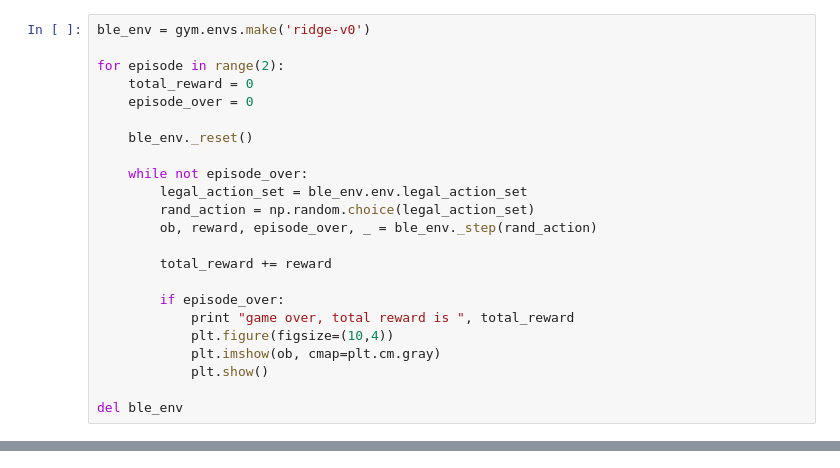
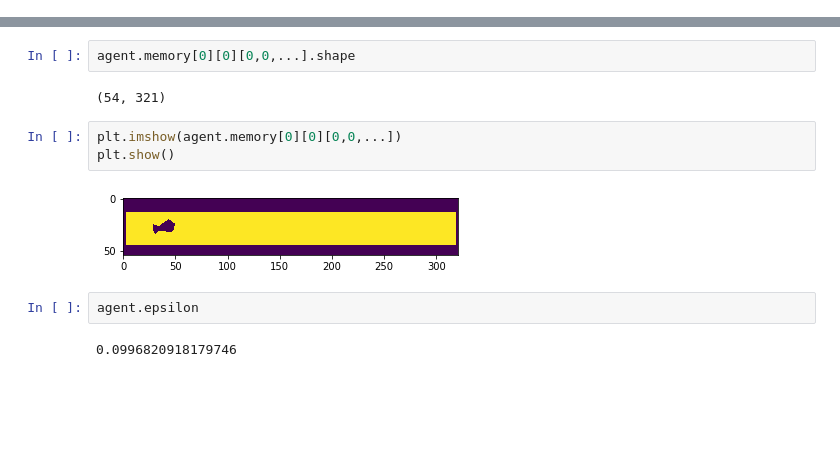
Before and after one commit to LouisFoucard/gym-blender, a Jupyter notebook: deepQ_agent_example.ipynb, the cells around one changed output, grey strips where cells are left out. Saved outputs shown, nothing was run; the diff lists cells and outputs as text; blank space fills up the shorter version.

Commit message:
deep Q agent example working forward pass

```diff
--- a/deepQ_agent_example.ipynb
+++ b/deepQ_agent_example.ipynb
@@ -8,23 +17,0 @@ import matplotlib.cm as cm
-# %%
-ble_env = gym.envs.make('ridge-v0')
-
-for episode in range(2):
-    total_reward = 0
-    episode_over = 0
-
-    ble_env._reset()
-
-    while not episode_over:
-        legal_action_set = ble_env.env.legal_action_set
-        rand_action = np.random.choice(legal_action_set)
-        ob, reward, episode_over, _ = ble_env._step(rand_action)
-
-        total_reward += reward
-
-        if episode_over:
-            print "game over, total reward is ", total_reward
-            plt.figure(figsize=(10,4))
-            plt.imshow(ob, cmap=plt.cm.gray)
-            plt.show()
-
-del ble_env
@@ -39,0 +153,13 @@ stopping
+# %%
+agent.memory[0][0][0,0,...].shape
+# %% [output]
+(54, 321)
+# %%
+plt.imshow(agent.memory[0][0][0,0,...])
+plt.show()
+# %% [output]
+[figure, added]
+# %%
+agent.epsilon
+# %% [output]
+0.0996820918179746
```
Also changed, not shown: parts of 4 cells of this notebook.
